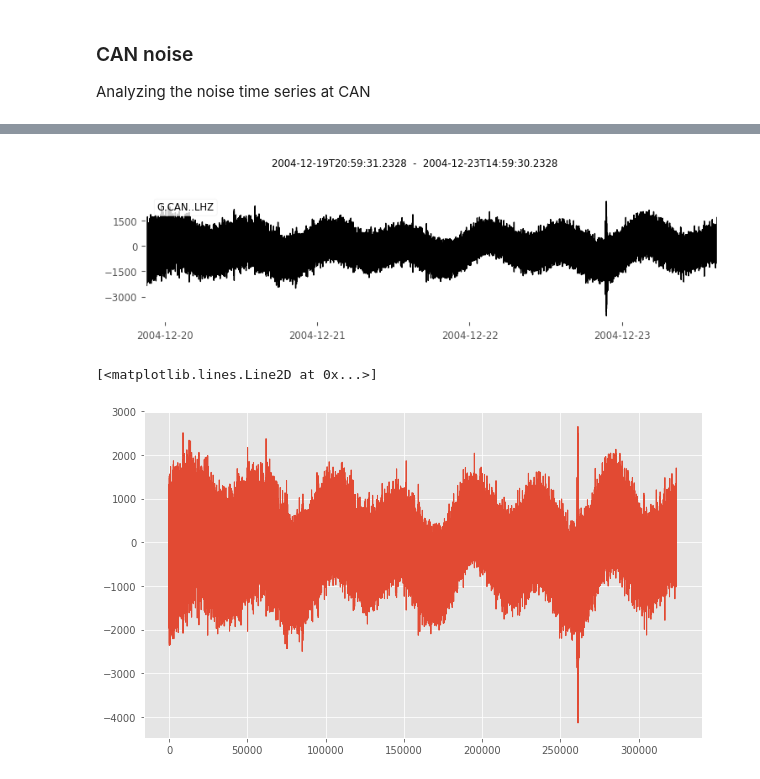
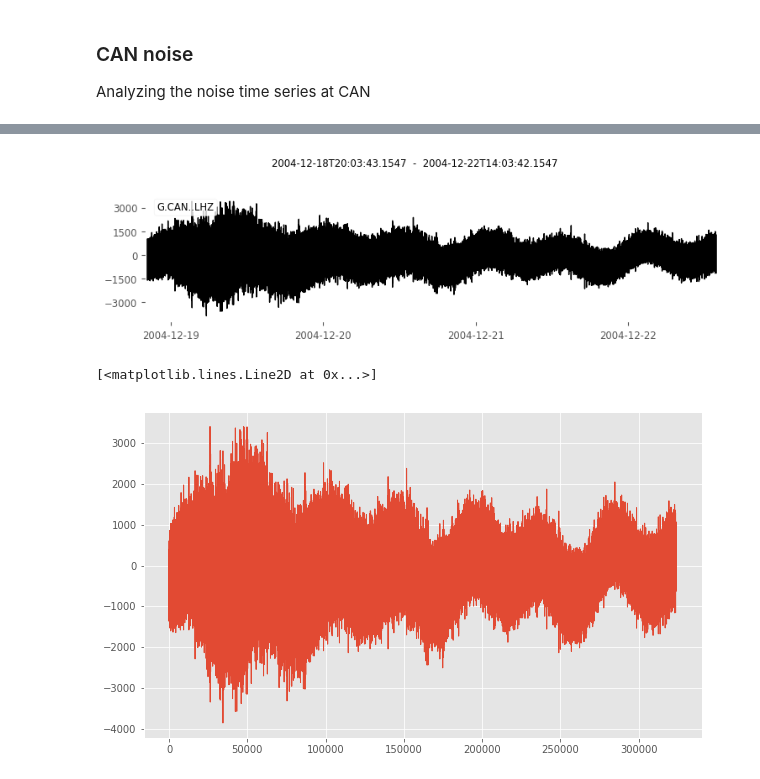
Before and after one commit to heinerigel/2017-JupyterNotebooksForGeophysics, a Jupyter notebook: Notebooks/05_SumatraEarthquake/Sumatra_PartA/CAN_noise.ipynb, the cells around one changed output, grey strips where cells are left out. Drawn from its saved outputs; the diff is of its cells as text; code cells hidden in the pictures.

```diff
--- a/Notebooks/05_SumatraEarthquake/Sumatra_PartA/CAN_noise.ipynb
+++ b/Notebooks/05_SumatraEarthquake/Sumatra_PartA/CAN_noise.ipynb
@@ -67,8 +69,8 @@ G.CAN..LHZ | 2004-12-17T00:58:53.019200Z - 2004-12-26T00:58:52.019200Z | 1.0 Hz,
 # %%
 # Remove obvious earthquake
-t1 = UTCDateTime("2004-12-23T14:59:30.9")
-starttime1 = t1-(90*3600) # 90 hours before the New Zealand earthquake
-endtime1 = t1 # the original time of the New Zealand earthquake
+t1 = UTCDateTime("2004-12-18T20:03:42.870")
+starttime1 = t1 # 90 hours before the New Zealand earthquake
+endtime1 = t1+(90*3600) # the original time of the New Zealand earthquake
 
 st1 = client.get_waveforms("G", "CAN", "*", "LHZ", starttime1, endtime1, attach_response=True)
 print(st)
@@ -85,3 +87,3 @@ G.CAN..LHZ | 2004-12-22T06:58:53.411900Z - 2004-12-26T00:58:52.411900Z | 1.0 Hz,
-[figure, old version]
+[figure, new version]
 [<matplotlib.lines.Line2D at 0x...>]
-[figure, old version]
+[figure, new version]
```
Also changed, not shown: parts of 4 cells of this notebook, 1 other file.
